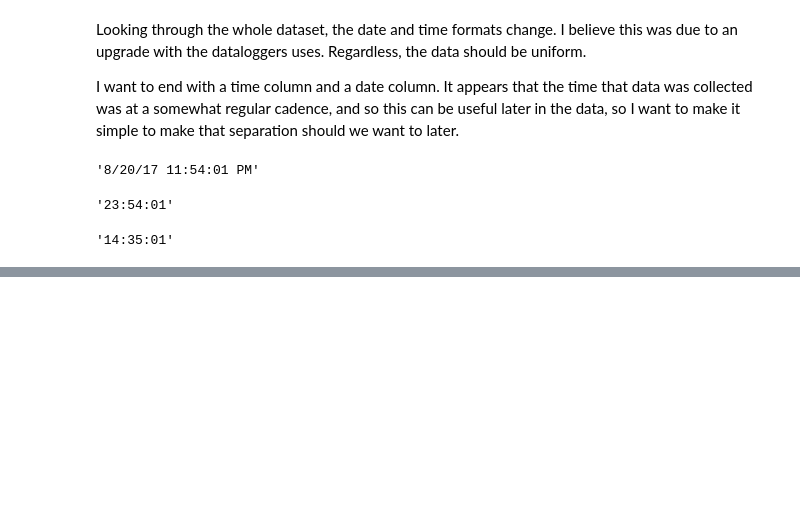
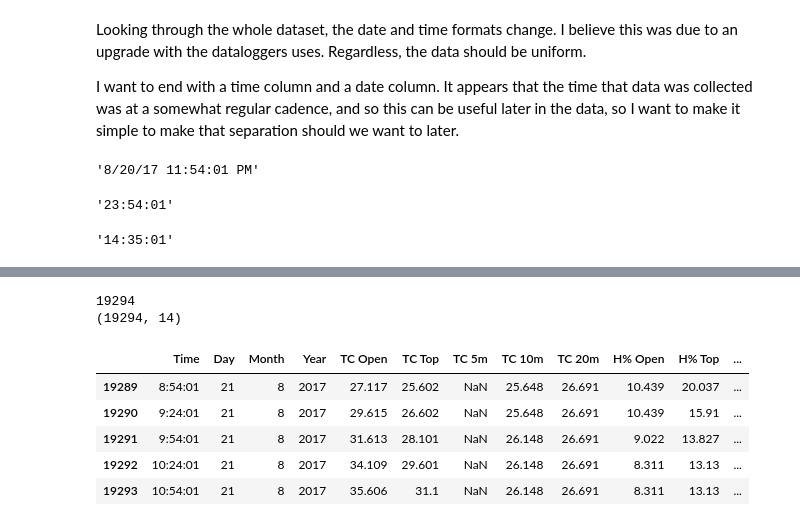
Before and after one commit to Namibnat/hope_mine_data, a Jupyter notebook: notebooks/data_cleaning.ipynb, the cells around one changed output, grey strips where cells are left out. Drawn from its saved outputs; the diff is of its cells as text; code cells hidden in the pictures; blank space fills up the shorter version.

Commit message:
Time column cleaned

```diff
--- a/notebooks/data_cleaning.ipynb
+++ b/notebooks/data_cleaning.ipynb
@@ -151,0 +145,40 @@ ValueError: time data '2016-07-15 20:35:01' does not match format '%H:%M:%S' (ma
+# %%
+time_column = []
+
+for t in df['Time']:
+    time = str(t)
+    if re.match(r"\d{1,2}/\d{1,2}/\d\d\s\d{1,2}:\d\d:\d\d \wM", time):
+        if "A" in time:
+            rtime = time.split(" ")[1]
+            if rtime[:2] == "12":
+                rtime = "00" + rtime[2:]
+        if "P" in time:
+            rtime = time.split(" ")[1]
+            if rtime[:2] != "12":
+                tmp_time = rtime.split(":")
+                rtime = str(int(tmp_time[0]) + 12) + ":" + ":".join(tmp_time[1:])
+    else:
+        rtime = time
+        if "-" in time:
+            rtime = time.split(" ")[1]
+        else:
+            rtime = time
+    time_column.append(rtime)
+
+print(len(time_column))
+print(df.shape)
+# %% [output]
+19294
+(19294, 14)
+# %%
+df.drop('Time', axis=1, inplace=True)
+df.insert(0, 'Time', time_column)
+# %%
+df.tail()
+# %% [output]
+|  | Time | Day | Month | Year | TC Open | TC Top | TC 5m | TC 10m | TC 20m | H% Open | H% Top | ... |
+| 19289 | 8:54:01 | 21 | 8 | 2017 | 27.117 | 25.602 | NaN | 25.648 | 26.691 | 10.439 | 20.037 | ... |
+| 19290 | 9:24:01 | 21 | 8 | 2017 | 29.615 | 26.602 | NaN | 25.648 | 26.691 | 10.439 | 15.91 | ... |
+| 19291 | 9:54:01 | 21 | 8 | 2017 | 31.613 | 28.101 | NaN | 26.148 | 26.691 | 9.022 | 13.827 | ... |
+| 19292 | 10:24:01 | 21 | 8 | 2017 | 34.109 | 29.601 | NaN | 26.148 | 26.691 | 8.311 | 13.13 | ... |
+| 19293 | 10:54:01 | 21 | 8 | 2017 | 35.606 | 31.1 | NaN | 26.148 | 26.691 | 8.311 | 13.13 | ... |
```
Also changed, not shown: parts of 5 cells of this notebook.
